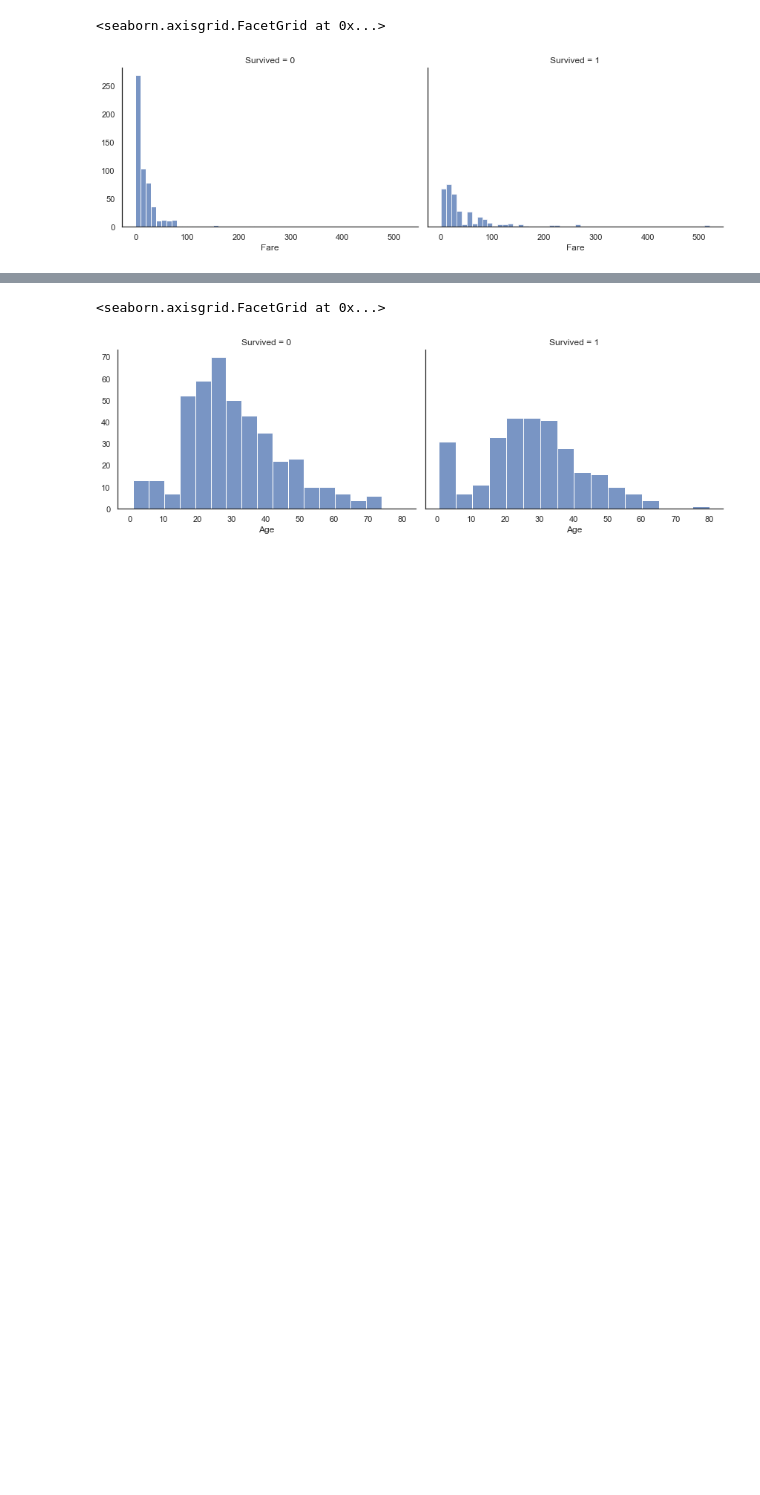
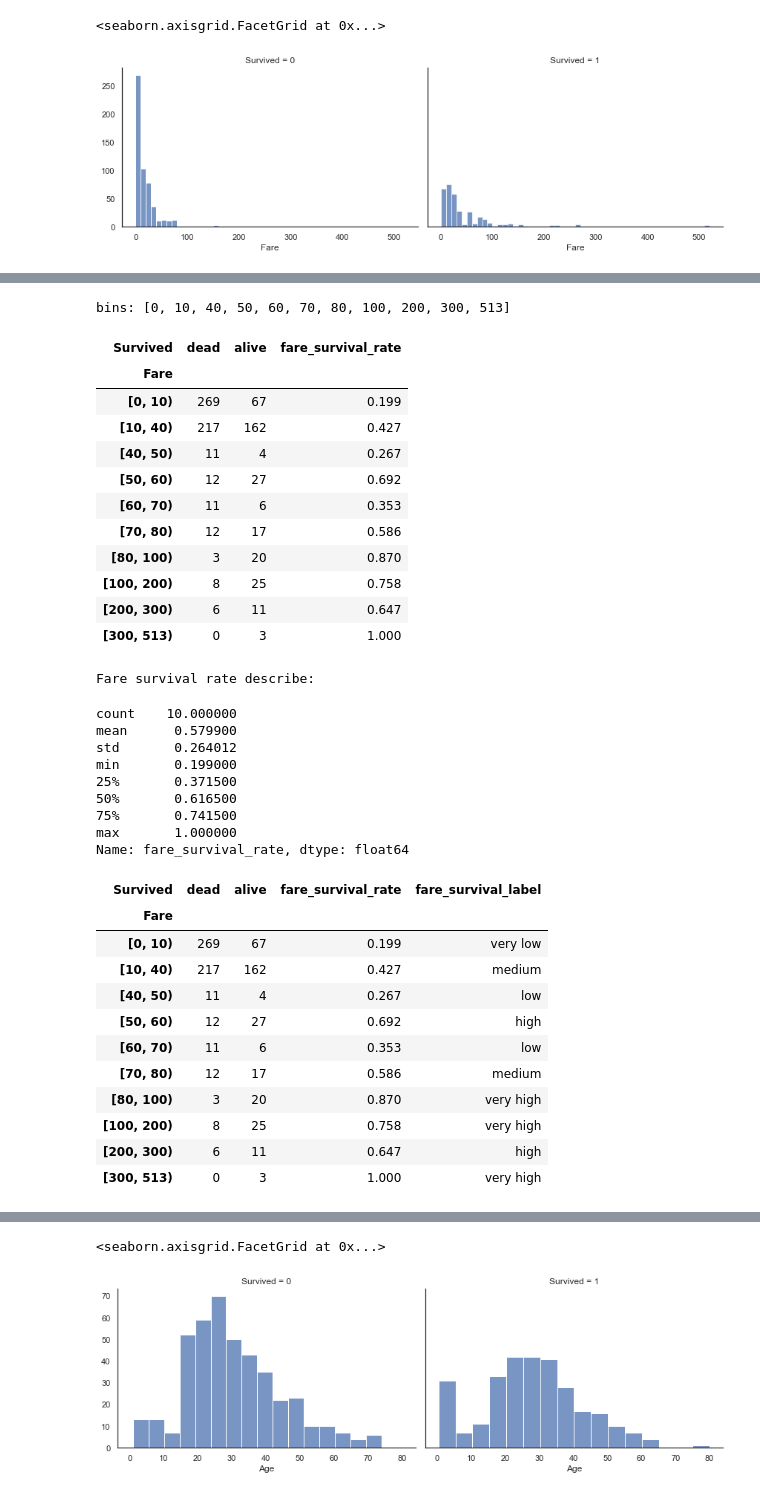
Before and after one commit to morpheus9631/titanic, a Jupyter notebook: ipynb/EDA_v3.02.ipynb, the cells around one changed output, grey strips where cells are left out. Cells and saved outputs as stored; diff of their text form; code cells hidden in the pictures; blank space fills up the shorter version.

```diff
--- a/ipynb/EDA_v3.02.ipynb
+++ b/ipynb/EDA_v3.02.ipynb
@@ -351,0 +362,74 @@ Name: rate, dtype: float64
+# %%
+# based on above analysis, we can merge some range that have similar survival rates
+
+features = ['Survived', 'Fare']
+df_data = df_train[features].copy()
+
+bins = [0, 10, 40, 50, 60, 70, 80, 100, 200, 300, 513]
+print('bins:', bins)
+
+# cuts = pd.cut(df_data.Fare, bins, right=False)
+# # display(cuts)
+
+df_data['cuts'] = pd.cut(df_data['Fare'], bins, right=False)
+
+df_fare = pd.DataFrame({
+    'dead' : df_data.cuts[df_data.Survived==0].value_counts(),
+    'alive': df_data.cuts[df_data.Survived==1].value_counts()
+})
+# df_fare.index = bins[1:]
+df_fare.index.name = 'Fare'
+df_fare.columns.name = 'Survived'
+
+cnt_alive = df_fare['alive']
+cnt_total = df_fare['alive'] + df_fare['dead']
+df_fare['fare_survival_rate'] = (cnt_alive / cnt_total).round(3)
+display(df_fare)
+
+print('Fare survival rate describe:')
+display(df_fare['fare_survival_rate'].describe())
+
+features = ['min', '25%', '50%', '75%', 'max']
+fare_bins = [0] + df_fare['fare_survival_rate'].describe()[features].round(4).tolist()
+fare_labels = ['very low', 'low', 'medium', 'high', 'very high']
+
+df_fare['fare_survival_label'] = pd.cut(
+    df_fare['fare_survival_rate'], fare_bins, labels=fare_labels
+)
+display(df_fare)
+# %% [output]
+bins: [0, 10, 40, 50, 60, 70, 80, 100, 200, 300, 513]
+| Survived | dead | alive | fare_survival_rate |
+| Fare |  |  |  |
+| [0, 10) | 269 | 67 | 0.199 |
+| [10, 40) | 217 | 162 | 0.427 |
+| [40, 50) | 11 | 4 | 0.267 |
+| [50, 60) | 12 | 27 | 0.692 |
+| [60, 70) | 11 | 6 | 0.353 |
+| [70, 80) | 12 | 17 | 0.586 |
+| [80, 100) | 3 | 20 | 0.870 |
+| [100, 200) | 8 | 25 | 0.758 |
+| [200, 300) | 6 | 11 | 0.647 |
+| [300, 513) | 0 | 3 | 1.000 |
+Fare survival rate describe:
+count    10.000000
+mean      0.579900
+std       0.264012
+min       0.199000
+25%       0.371500
+50%       0.616500
+75%       0.741500
+max       1.000000
+Name: fare_survival_rate, dtype: float64
+| Survived | dead | alive | fare_survival_rate | fare_survival_label |
+| Fare |  |  |  |  |
+| [0, 10) | 269 | 67 | 0.199 | very low |
+| [10, 40) | 217 | 162 | 0.427 | medium |
+| [40, 50) | 11 | 4 | 0.267 | low |
+| [50, 60) | 12 | 27 | 0.692 | high |
+| [60, 70) | 11 | 6 | 0.353 | low |
+| [70, 80) | 12 | 17 | 0.586 | medium |
+| [80, 100) | 3 | 20 | 0.870 | very high |
+| [100, 200) | 8 | 25 | 0.758 | very high |
+| [200, 300) | 6 | 11 | 0.647 | high |
+| [300, 513) | 0 | 3 | 1.000 | very high |
```
Also changed, not shown: parts of 14 cells of this notebook, 3 other files.
